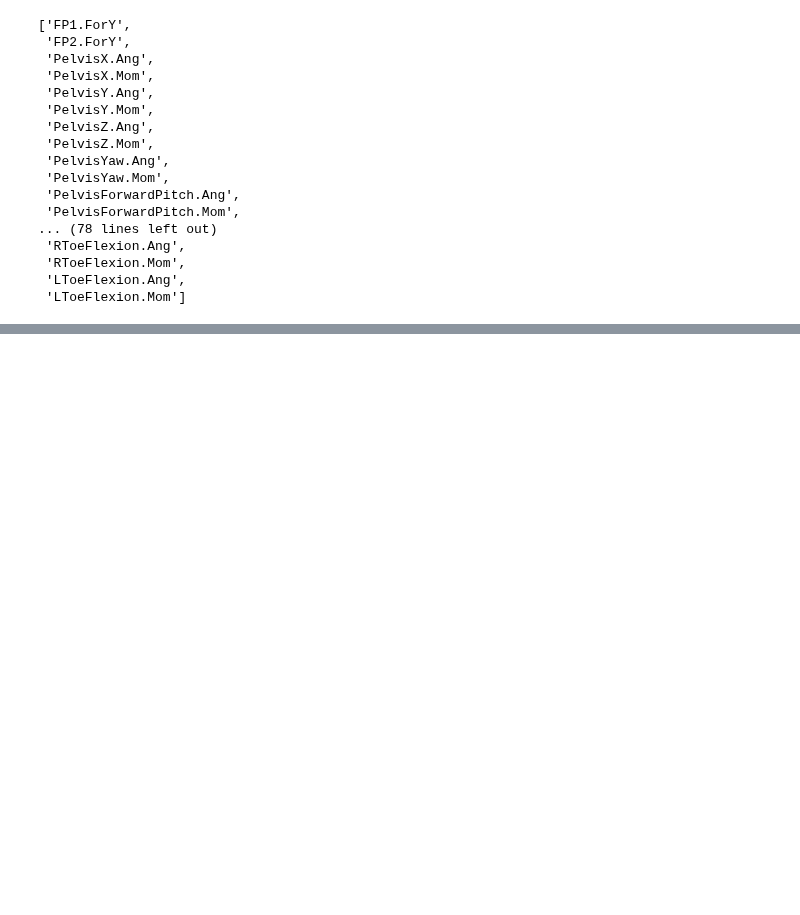
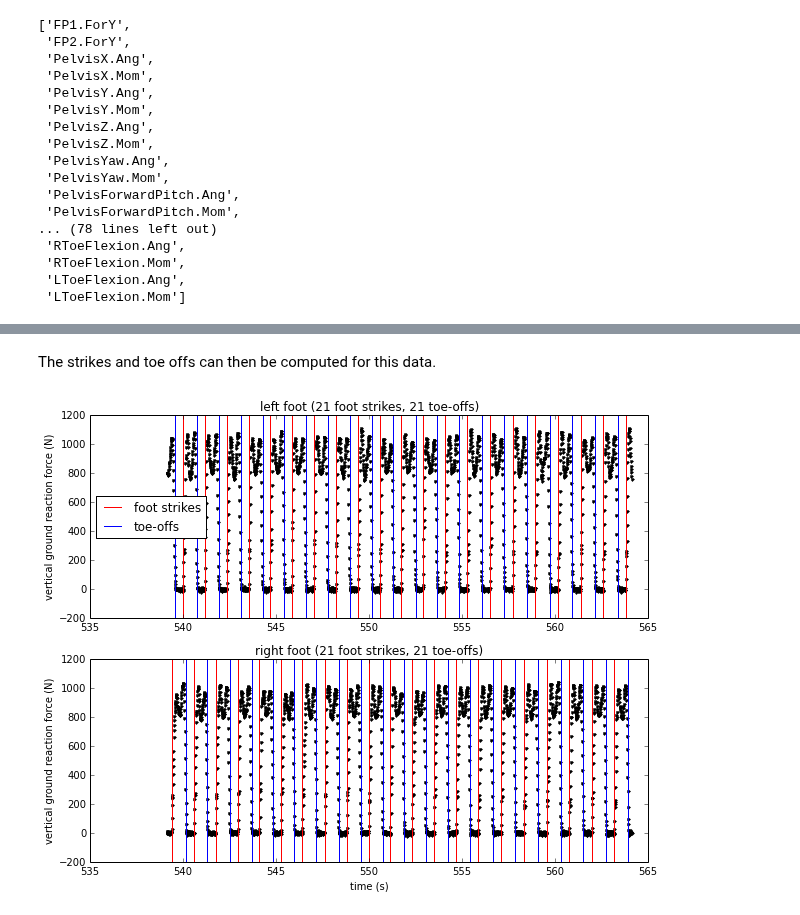
Before and after one commit to csu-hmc/gait-control-direct-id-paper, a Jupyter notebook: src/control_solver_example.ipynb, the cells around one changed output, grey strips where cells are left out. Saved outputs shown, nothing was run; the diff lists cells and outputs as text; code cells hidden in the pictures; blank space fills up the shorter version.

```diff
--- a/src/control_solver_example.ipynb
+++ b/src/control_solver_example.ipynb
@@ -74,0 +105,7 @@ right_strikes, left_strikes, right_toe_off, left_toe_off = \
+# %% [markdown]
+The strikes and toe offs can then be computed for this data.
+# %%
+right_strikes, left_strikes, right_offs, left_offs = \
+    data.grf_landmarks('FP2.ForY', 'FP1.ForY', do_plot=True, threshold=28.0)
+# %% [output]
+[figure, added]
```
Also changed, not shown: parts of 39 cells of this notebook, 1 other file.
